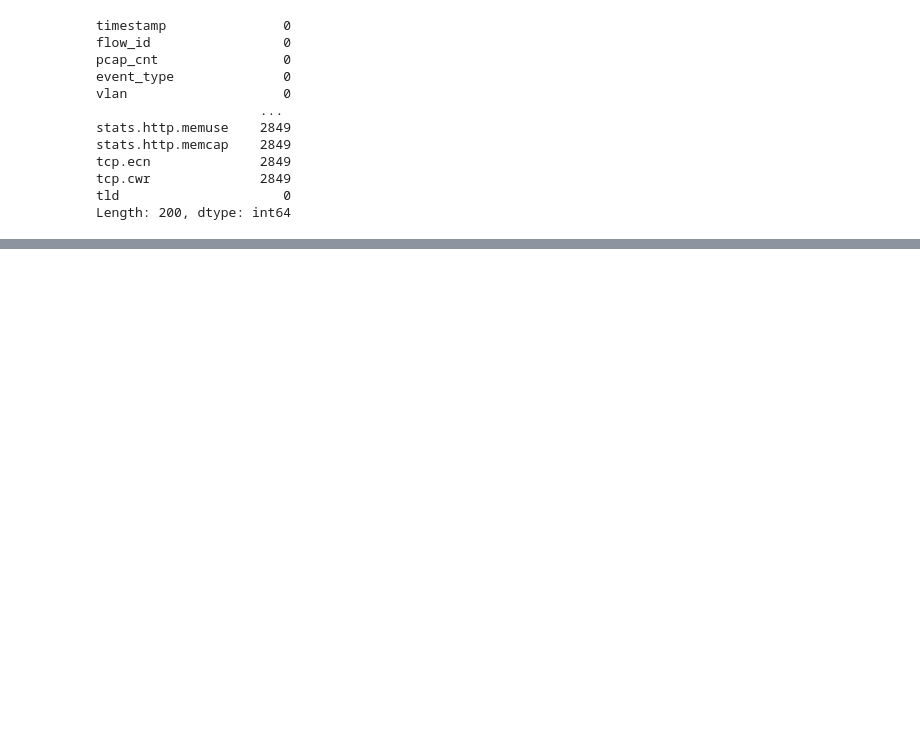
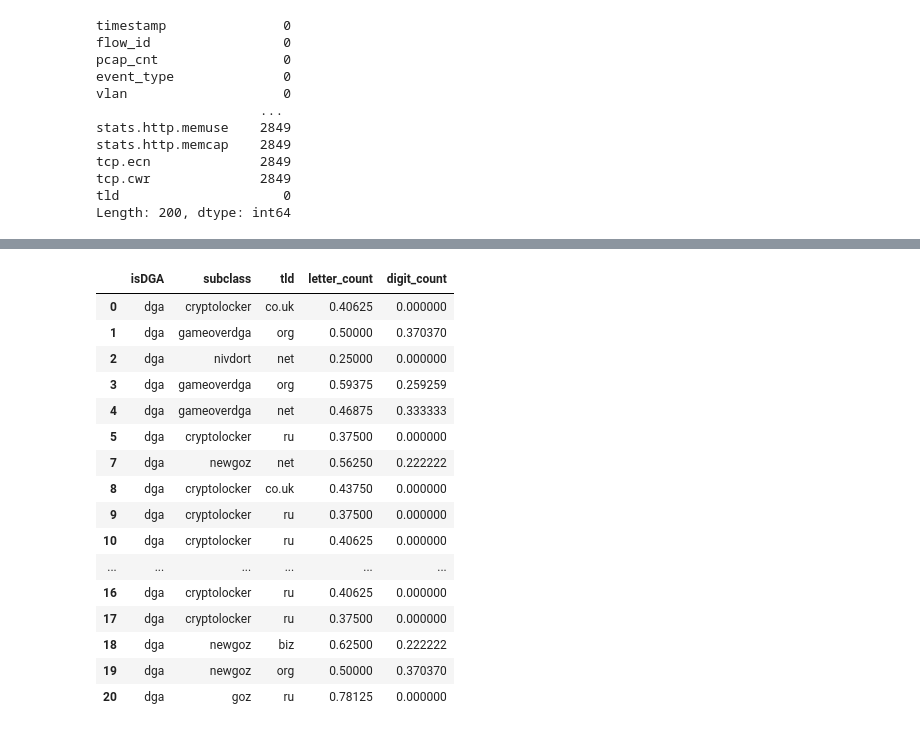
Before and after one commit to cesarvin/SDT-Science-6, a Jupyter notebook: preprossesing.ipynb, the cells around one changed output, grey strips where cells are left out. Cells and saved outputs as stored; diff of their text form; code cells hidden in the pictures; blank space fills up the shorter version.

```diff
--- a/preprossesing.ipynb
+++ b/preprossesing.ipynb
@@ -120,0 +180,4 @@ df.to_csv('data.csv', index=False)
+# %%
+df['digit_count'] = df['domain'].apply(lambda x: len(x) - len(re.sub('\d+', '', x)))
+# %%
+df.drop(columns=['domain', 'host'], inplace=True)
@@ -120,0 +186,2 @@ df.to_csv('data.csv', index=False)
+# %%
+scaler = MinMaxScaler()
@@ -120,0 +190,20 @@ df.to_csv('data.csv', index=False)
+# %%
+df.head(20)
+# %% [output]
+|  | isDGA | subclass | tld | letter_count | digit_count |
+| 0 | dga | cryptolocker | co.uk | 0.40625 | 0.000000 |
+| 1 | dga | gameoverdga | org | 0.50000 | 0.370370 |
+| 2 | dga | nivdort | net | 0.25000 | 0.000000 |
+| 3 | dga | gameoverdga | org | 0.59375 | 0.259259 |
+| 4 | dga | gameoverdga | net | 0.46875 | 0.333333 |
+| 5 | dga | cryptolocker | ru | 0.37500 | 0.000000 |
+| 7 | dga | newgoz | net | 0.56250 | 0.222222 |
+| 8 | dga | cryptolocker | co.uk | 0.43750 | 0.000000 |
+| 9 | dga | cryptolocker | ru | 0.37500 | 0.000000 |
+| 10 | dga | cryptolocker | ru | 0.40625 | 0.000000 |
+| ... | ... | ... | ... | ... | ... |
+| 16 | dga | cryptolocker | ru | 0.40625 | 0.000000 |
+| 17 | dga | cryptolocker | ru | 0.37500 | 0.000000 |
+| 18 | dga | newgoz | biz | 0.62500 | 0.222222 |
+| 19 | dga | newgoz | org | 0.50000 | 0.370370 |
+| 20 | dga | goz | ru | 0.78125 | 0.000000 |
```
Also changed, not shown: parts of 18 cells of this notebook, 1 other file.
